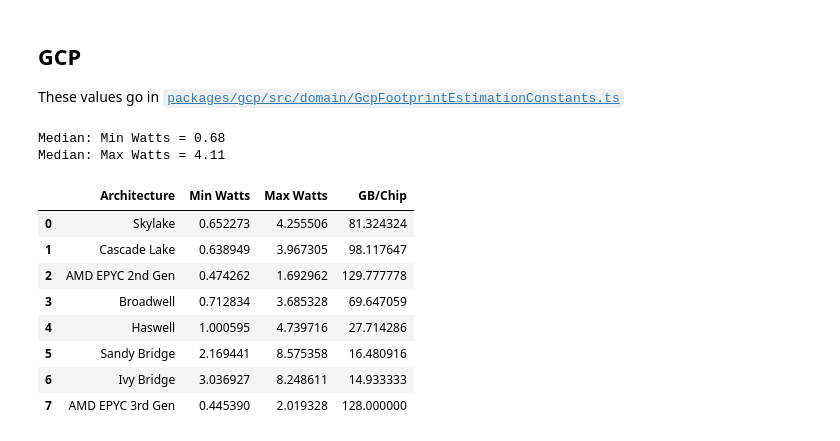
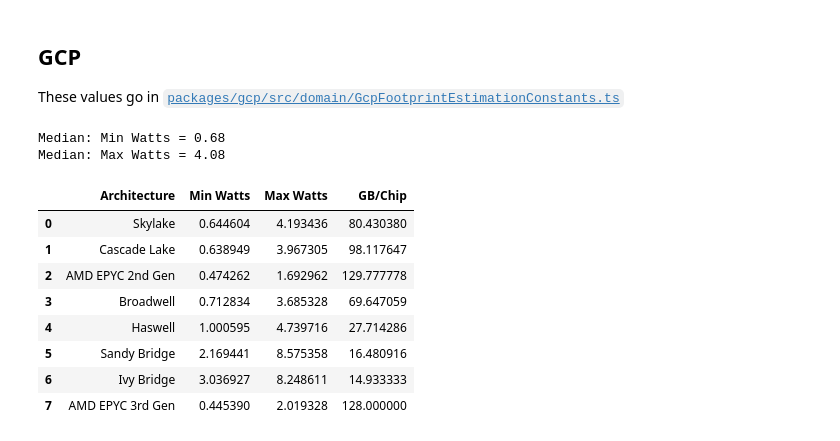
Before and after one commit to cloud-carbon-footprint/cloud-carbon-coefficients, a Jupyter notebook: coefficients.ipynb, the cells around one changed output. Drawn from its saved outputs; the diff is of its cells as text; code cells hidden in the pictures.

```diff
--- a/coefficients.ipynb
+++ b/coefficients.ipynb
@@ -598,36 +652,36 @@ for cpu in gcp_architectures:
             'Architecture': cpu,
             'Min Watts': intel_skylake['Idle watts'],
             'Max Watts': intel_skylake['100% watts'],
             'GB/Chip': intel_skylake['GB/Chip']
         })
     elif cpu == 'Cascade Lake':
         gcp_coefficients.append({
             'Architecture': cpu,
             'Min Watts': intel_cascadelake['Idle watts'],
             'Max Watts': intel_cascadelake['100% watts'],
             'GB/Chip': intel_cascadelake['GB/Chip']
         })
     elif cpu == 'Coffee Lake':
         gcp_coefficients.append({
             'Architecture': cpu,
             'Min Watts': intel_coffeelake['Idle watts'],
             'Max Watts': intel_coffeelake['100% watts'],
             'GB/Chip': intel_coffeelake['GB/Chip']
         })
 
 gcp_coefficients = pd.DataFrame(gcp_coefficients)
 print(f'Median: Min Watts = {gcp_coefficients["Min Watts"].median():,.2f}')
 assert float('{:,.2f}'.format(gcp_coefficients["Min Watts"].median())) == 0.68
 
 print(f'Median: Max Watts = {gcp_coefficients["Max Watts"].median():,.2f}')
-assert float('{:,.2f}'.format(gcp_coefficients["Max Watts"].median())) == 4.11
+assert float('{:,.2f}'.format(gcp_coefficients["Max Watts"].median())) == 4.08
 
 gcp_coefficients
 # %% [output]
 Median: Min Watts = 0.68
-Median: Max Watts = 4.11
+Median: Max Watts = 4.08
 |  | Architecture | Min Watts | Max Watts | GB/Chip |
-| 0 | Skylake | 0.652273 | 4.255506 | 81.324324 |
+| 0 | Skylake | 0.644604 | 4.193436 | 80.430380 |
 | 1 | Cascade Lake | 0.638949 | 3.967305 | 98.117647 |
 | 2 | AMD EPYC 2nd Gen | 0.474262 | 1.692962 | 129.777778 |
 | 3 | Broadwell | 0.712834 | 3.685328 | 69.647059 |
```
Also changed, not shown: parts of 4 cells of this notebook, 12 other files.
